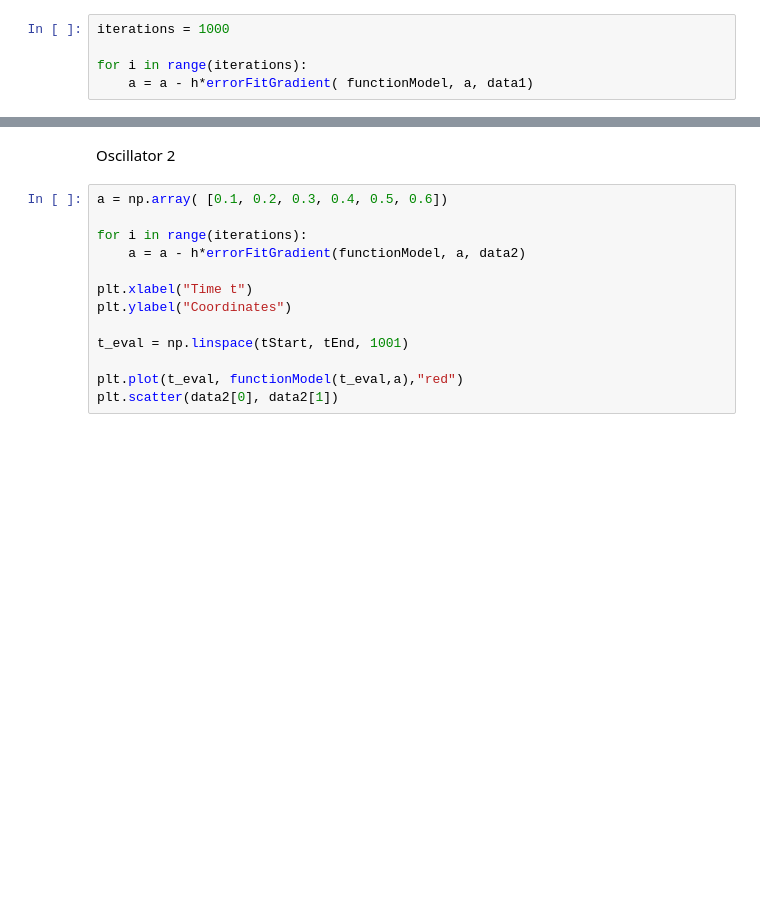
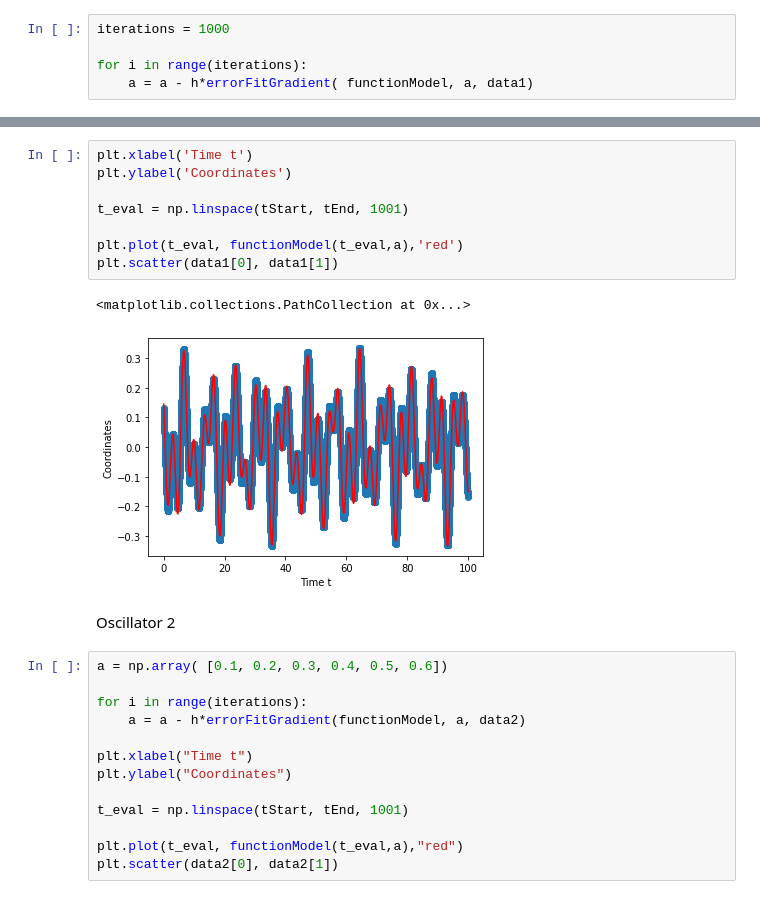
Before and after one commit to Xavier-ML/Computational-Physics-with-Python, a Jupyter notebook: 08_Eigenvalue_coupled_oscillators_template.ipynb, the cells around one changed output, grey strips where cells are left out. Drawn from its saved outputs; the diff is of its cells as text; blank space fills up the shorter version.

```diff
--- a/08_Eigenvalue_coupled_oscillators_template.ipynb
+++ b/08_Eigenvalue_coupled_oscillators_template.ipynb
@@ -396,3 +396,14 @@ plt.scatter(data1[0], data1[1])
+# %%
+plt.xlabel('Time t')
+plt.ylabel('Coordinates')
+
+t_eval = np.linspace(tStart, tEnd, 1001)
+
+plt.plot(t_eval, functionModel(t_eval,a),'red')
+plt.scatter(data1[0], data1[1])
+# %% [output]
+<matplotlib.collections.PathCollection at 0x...>
+[figure, added]
 # %% [markdown]
 Oscillator 2
 # %%
```
Also changed, not shown: parts of 24 cells of this notebook.
